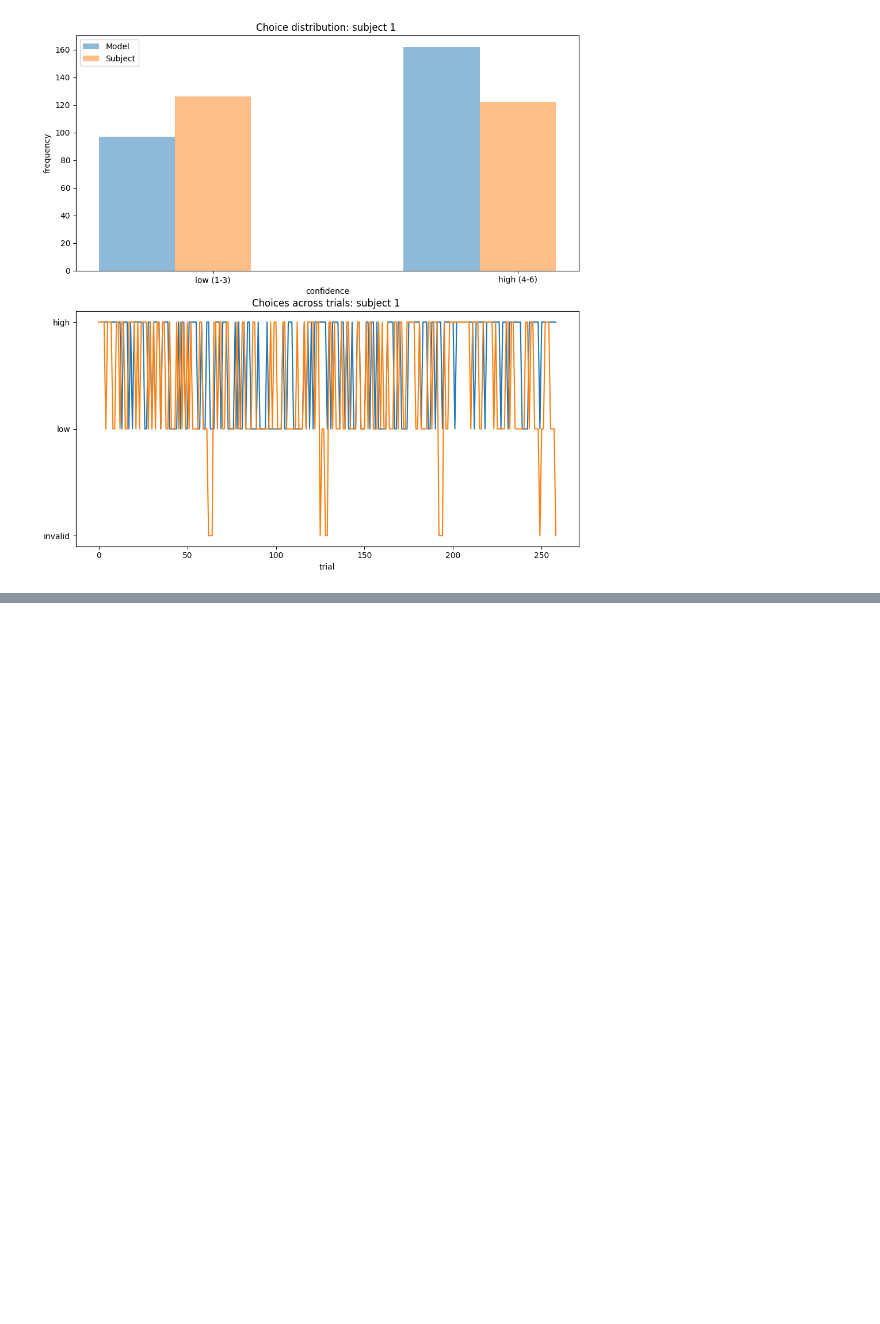
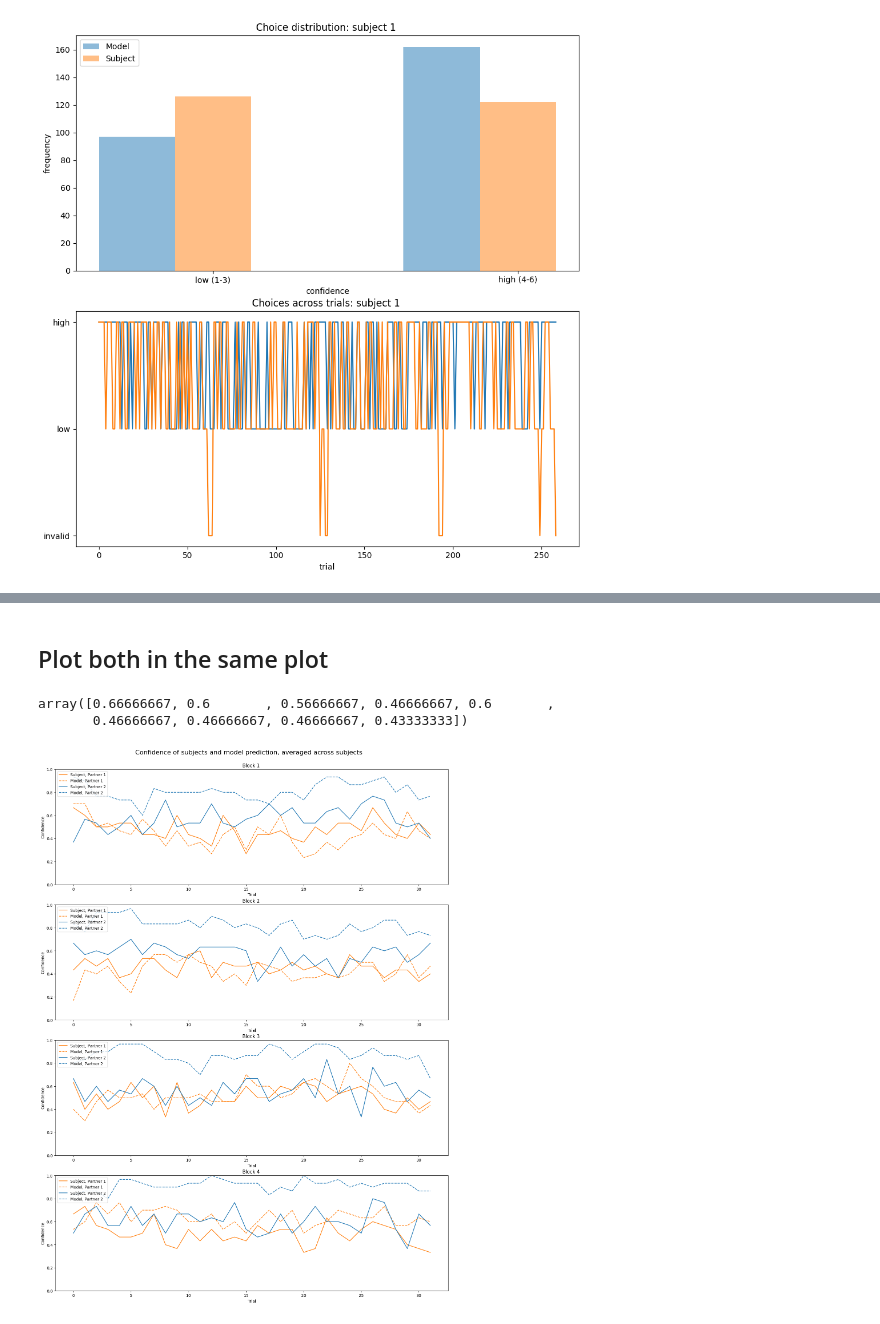
Before and after one commit to meikeoschmann/disRNN-conf-match, a Jupyter notebook: CogModelingRNNsTutorial/DisentangledRNNs_Meike.ipynb, the cells around one changed output, grey strips where cells are left out. Cells and saved outputs as stored; diff of their text form; code cells hidden in the pictures; blank space fills up the shorter version.

```diff
--- a/CogModelingRNNsTutorial/DisentangledRNNs_Meike.ipynb
+++ b/CogModelingRNNsTutorial/DisentangledRNNs_Meike.ipynb
@@ -425,0 +550,26 @@ model_predictions.shape
+# %% [markdown]
+## Plot both in the same plot
+# %%
+np.mean(xsAll_padded[:,:,9], axis=1)[-10:-1]
+# %% [output]
+array([0.66666667, 0.6       , 0.56666667, 0.46666667, 0.6       ,
+       0.46666667, 0.46666667, 0.46666667, 0.43333333])
+# %%
+# Plot Sconfidence for partner 1 and partner 2
+n_trials_per_block = int(len(df) / (n_subjects*n_blocks*2))
+
+fig, ax = plt.subplots(4, 1, figsize=(15, 20))
+fig.suptitle('Confidence of subjects and model prediction, averaged across subjects', fontsize=16)
+fig.tight_layout(pad=3.0)
+for i in range(n_blocks):
+    ax[i].plot(Sconf_partner1[i*n_trials_per_block:(i+1)*n_trials_per_block], label='Subject, Partner 1', color='tab:orange')
+    ax[i].plot(Mconf_partner1[i*n_trials_per_block:(i+1)*n_trials_per_block], label='Model, Partner 1', color='tab:orange', linestyle='dashed')
+    ax[i].plot(Sconf_partner2[i*n_trials_per_block:(i+1)*n_trials_per_block], label='Subject, Partner 2', color='tab:blue')
+    ax[i].plot(Mconf_partner2[i*n_trials_per_block:(i+1)*n_trials_per_block], label='Model, Partner 2', color='tab:blue', linestyle='dashed')
+    ax[i].set_xlabel('Trial')
+    ax[i].set_ylabel('Confidence')
+    ax[i].set_ylim([0,1])
+    ax[i].set_title('Block {block} '.format(block=i+1))
+    ax[i].legend(loc='upper left')
+# %% [output]
+[figure, added]
```
Also changed, not shown: parts of 23 cells of this notebook, 1 other file.
